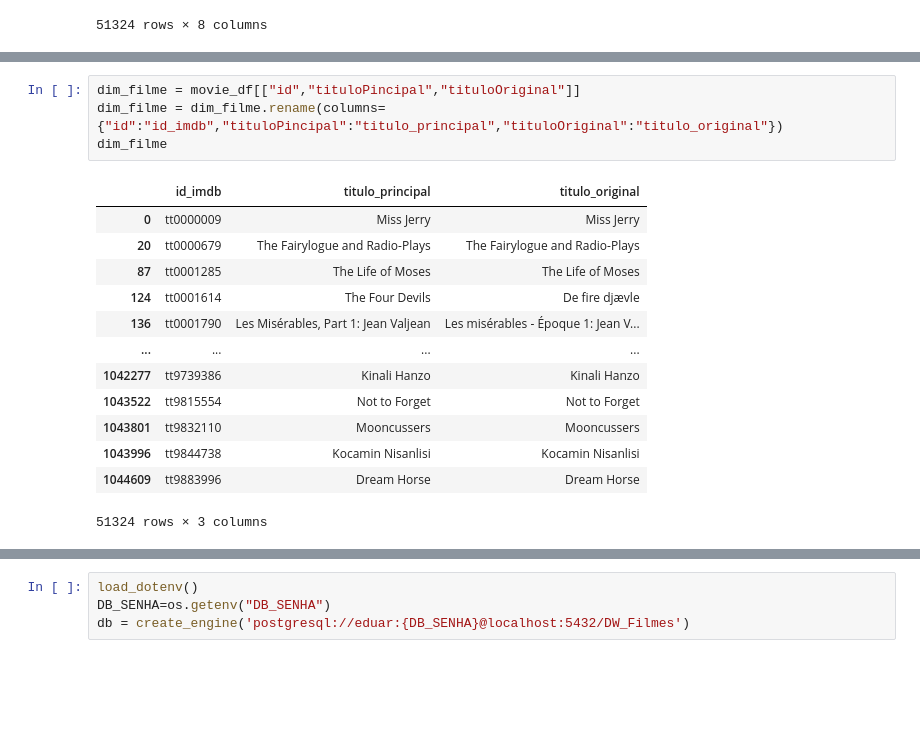
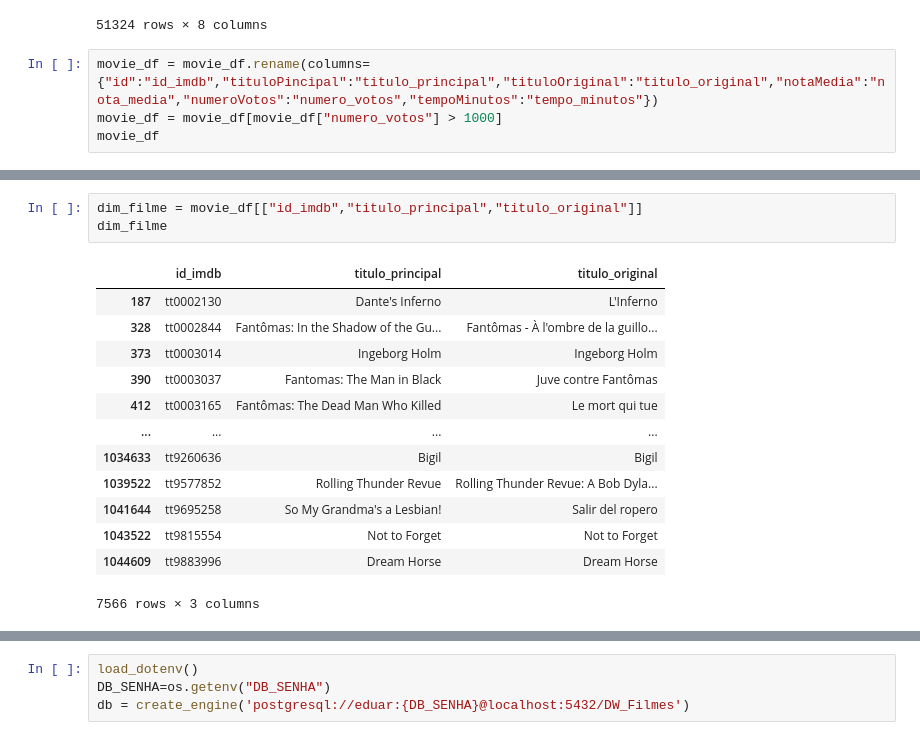
Before and after one commit to duduSC/trabalho_BI, a Jupyter notebook: etl.ipynb, the cells around one changed output, grey strips where cells are left out. Saved outputs shown, nothing was run; the diff lists cells and outputs as text; blank space fills up the shorter version.

```diff
--- a/etl.ipynb
+++ b/etl.ipynb
@@ -76,3 +76,7 @@ movie_df
 | 1043996 | tt9844738 | Kocamin Nisanlisi | Kocamin Nisanlisi | 1986 | 93 | [Comedy] | 6.4 | 6 |
 | 1044609 | tt9883996 | Dream Horse | Dream Horse | 2020 | 113 | [Biography, Comedy, Drama] | 6.9 | 5557 |
 51324 rows × 8 columns
+# %%
+movie_df = movie_df.rename(columns={"id":"id_imdb","tituloPincipal":"titulo_principal","tituloOriginal":"titulo_original","notaMedia":"nota_media","numeroVotos":"numero_votos","tempoMinutos":"tempo_minutos"})
+movie_df = movie_df[movie_df["numero_votos"] > 1000]
+movie_df
@@ -79,18 +97,17 @@ movie_df
 # %%
-dim_filme = movie_df[["id","tituloPincipal","tituloOriginal"]]
-dim_filme = dim_filme.rename(columns={"id":"id_imdb","tituloPincipal":"titulo_principal","tituloOriginal":"titulo_original"})
+dim_filme = movie_df[["id_imdb","titulo_principal","titulo_original"]]
 dim_filme
 # %% [output]
 |  | id_imdb | titulo_principal | titulo_original |
-| 0 | tt0000009 | Miss Jerry | Miss Jerry |
-| 20 | tt0000679 | The Fairylogue and Radio-Plays | The Fairylogue and Radio-Plays |
-| 87 | tt0001285 | The Life of Moses | The Life of Moses |
-| 124 | tt0001614 | The Four Devils | De fire djævle |
-| 136 | tt0001790 | Les Misérables, Part 1: Jean Valjean | Les misérables - Époque 1: Jean V... |
+| 187 | tt0002130 | Dante's Inferno | L'Inferno |
+| 328 | tt0002844 | Fantômas: In the Shadow of the Gu... | Fantômas - À l'ombre de la guillo... |
+| 373 | tt0003014 | Ingeborg Holm | Ingeborg Holm |
+| 390 | tt0003037 | Fantomas: The Man in Black | Juve contre Fantômas |
+| 412 | tt0003165 | Fantômas: The Dead Man Who Killed | Le mort qui tue |
 | ... | ... | ... | ... |
-| 1042277 | tt9739386 | Kinali Hanzo | Kinali Hanzo |
+| 1034633 | tt9260636 | Bigil | Bigil |
+| 1039522 | tt9577852 | Rolling Thunder Revue | Rolling Thunder Revue: A Bob Dyla... |
+| 1041644 | tt9695258 | So My Grandma's a Lesbian! | Salir del ropero |
 | 1043522 | tt9815554 | Not to Forget | Not to Forget |
-| 1043801 | tt9832110 | Mooncussers | Mooncussers |
-| 1043996 | tt9844738 | Kocamin Nisanlisi | Kocamin Nisanlisi |
 | 1044609 | tt9883996 | Dream Horse | Dream Horse |
-51324 rows × 3 columns
+7566 rows × 3 columns
```
Also changed, not shown: parts of 10 cells of this notebook, 1 other file.
